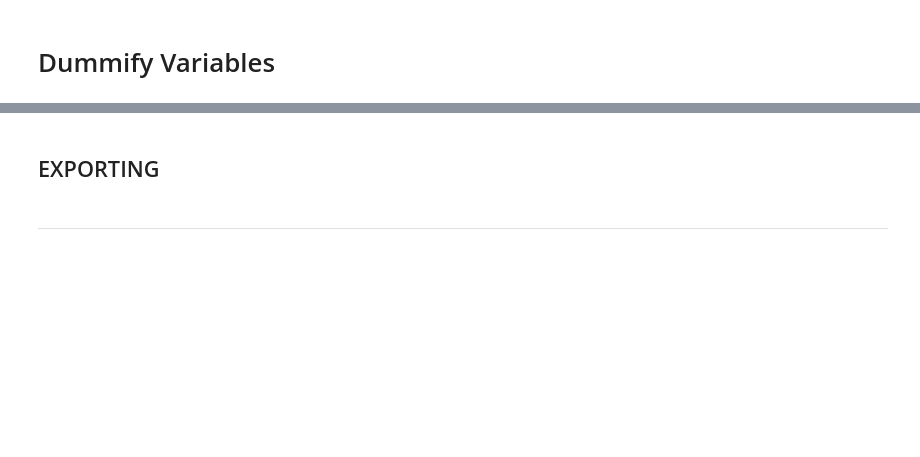
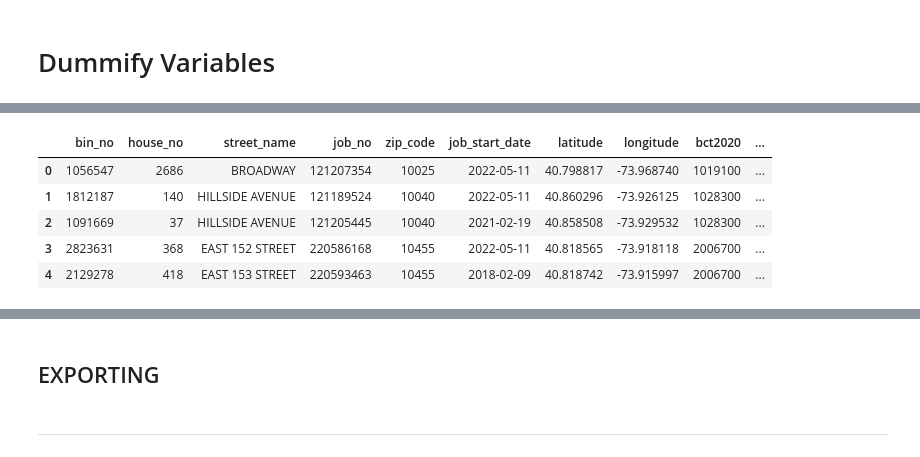
Before and after one commit to lmdunn/nycpermits, a Jupyter notebook: 02_feature_engineering.ipynb, the cells around one changed output, grey strips where cells are left out. Cells and saved outputs as stored; diff of their text form; code cells hidden in the pictures; blank space fills up the shorter version.

```diff
--- a/02_feature_engineering.ipynb
+++ b/02_feature_engineering.ipynb
@@ -1218,0 +1507,10 @@ permits_dummies.head()
+# %%
+permits_dum_nobct2020 = pd.get_dummies(columns = ['borough', 'owners_business_type', 'non-profit', 'in_hist_dist'], drop_first = True, data = permits)
+permits_dum_nobct2020.head()
+# %% [output]
+|  | bin_no | house_no | street_name | job_no | zip_code | job_start_date | latitude | longitude | bct2020 | ... |
+| 0 | 1056547 | 2686 | BROADWAY | 121207354 | 10025 | 2022-05-11 | 40.798817 | -73.968740 | 1019100 | ... |
+| 1 | 1812187 | 140 | HILLSIDE AVENUE | 121189524 | 10040 | 2022-05-11 | 40.860296 | -73.926125 | 1028300 | ... |
+| 2 | 1091669 | 37 | HILLSIDE AVENUE | 121205445 | 10040 | 2021-02-19 | 40.858508 | -73.929532 | 1028300 | ... |
+| 3 | 2823631 | 368 | EAST 152 STREET | 220586168 | 10455 | 2022-05-11 | 40.818565 | -73.918118 | 2006700 | ... |
+| 4 | 2129278 | 418 | EAST 153 STREET | 220593463 | 10455 | 2018-02-09 | 40.818742 | -73.915997 | 2006700 | ... |
```
Also changed, not shown: parts of 141 cells of this notebook, 12 other files.
